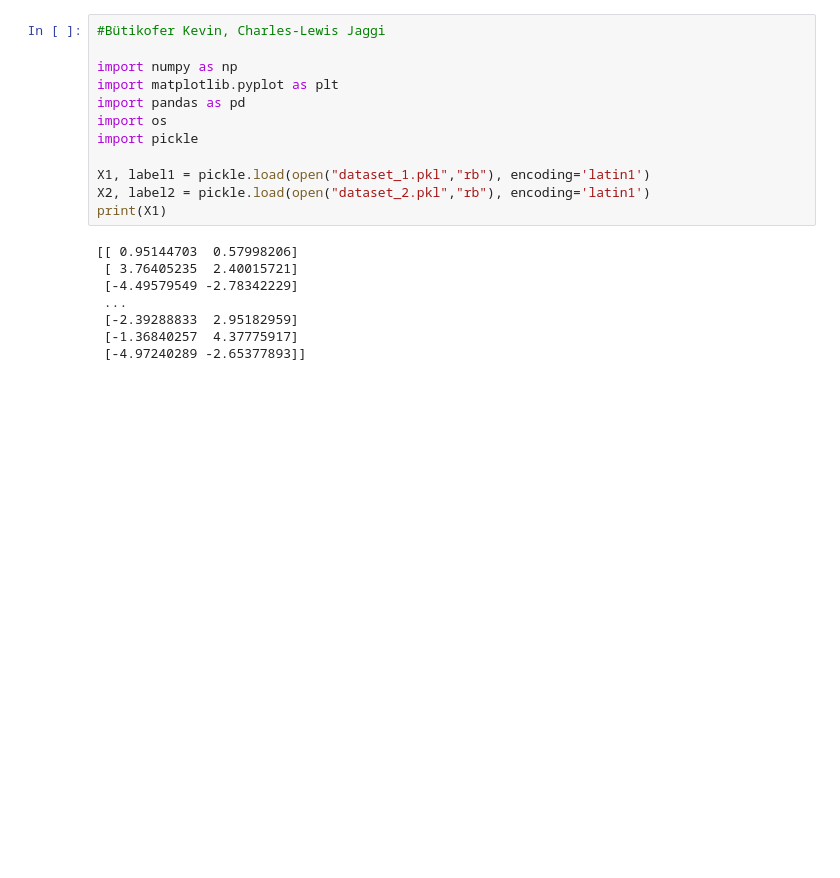
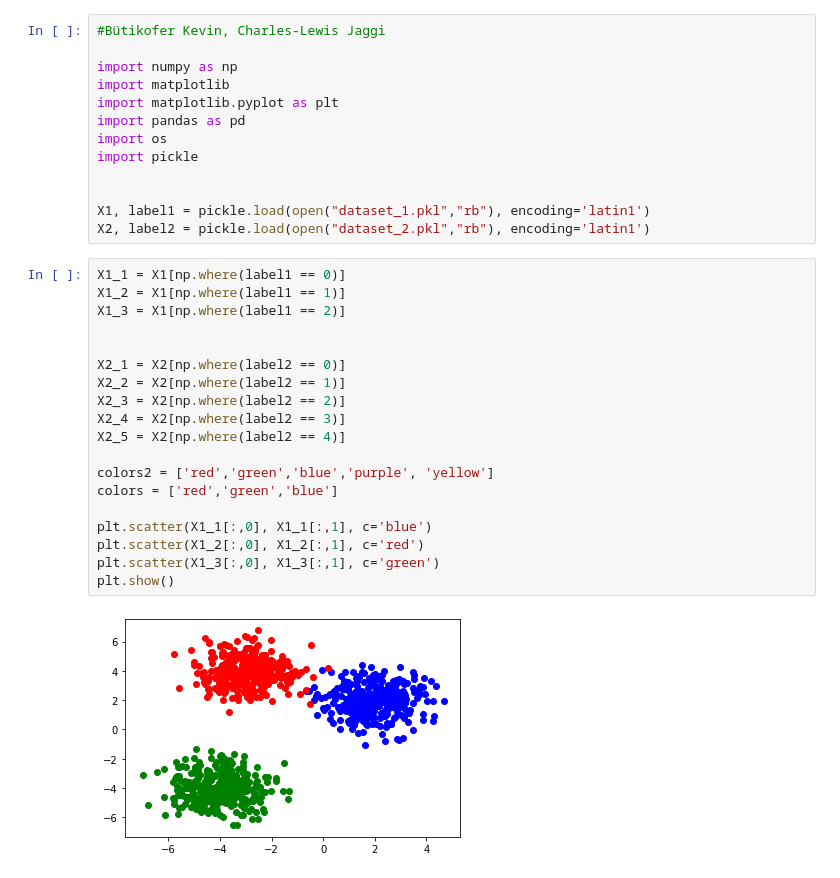
Before and after one commit to KevinButikofer/ML_homework, a Jupyter notebook: 08/ex1.ipynb, the cells around one changed output. Cells and saved outputs as stored; diff of their text form; blank space fills up the shorter version.

```diff
--- a/08/ex1.ipynb
+++ b/08/ex1.ipynb
@@ -2,19 +2,33 @@
 #Bütikofer Kevin, Charles-Lewis Jaggi
 
 import numpy as np
+import matplotlib
 import matplotlib.pyplot as plt
 import pandas as pd
 import os
 import pickle
 
+
 X1, label1 = pickle.load(open("dataset_1.pkl","rb"), encoding='latin1')
 X2, label2 = pickle.load(open("dataset_2.pkl","rb"), encoding='latin1')
-print(X1)
-# %% [output]
-[[ 0.95144703  0.57998206]
- [ 3.76405235  2.40015721]
- [-4.49579549 -2.78342229]
- ...
- [-2.39288833  2.95182959]
- [-1.36840257  4.37775917]
- [-4.97240289 -2.65377893]]
+# %%
+X1_1 = X1[np.where(label1 == 0)]
+X1_2 = X1[np.where(label1 == 1)]
+X1_3 = X1[np.where(label1 == 2)]
+
+
+X2_1 = X2[np.where(label2 == 0)]
+X2_2 = X2[np.where(label2 == 1)]
+X2_3 = X2[np.where(label2 == 2)]
+X2_4 = X2[np.where(label2 == 3)]
+X2_5 = X2[np.where(label2 == 4)]
+
+colors2 = ['red','green','blue','purple', 'yellow']
+colors = ['red','green','blue']
+
+plt.scatter(X1_1[:,0], X1_1[:,1], c='blue')
+plt.scatter(X1_2[:,0], X1_2[:,1], c='red')
+plt.scatter(X1_3[:,0], X1_3[:,1], c='green')
+plt.show()
+# %% [output]
+[figure, added]
```
Also changed, not shown: parts of 10 cells of this notebook, 1 other file.
